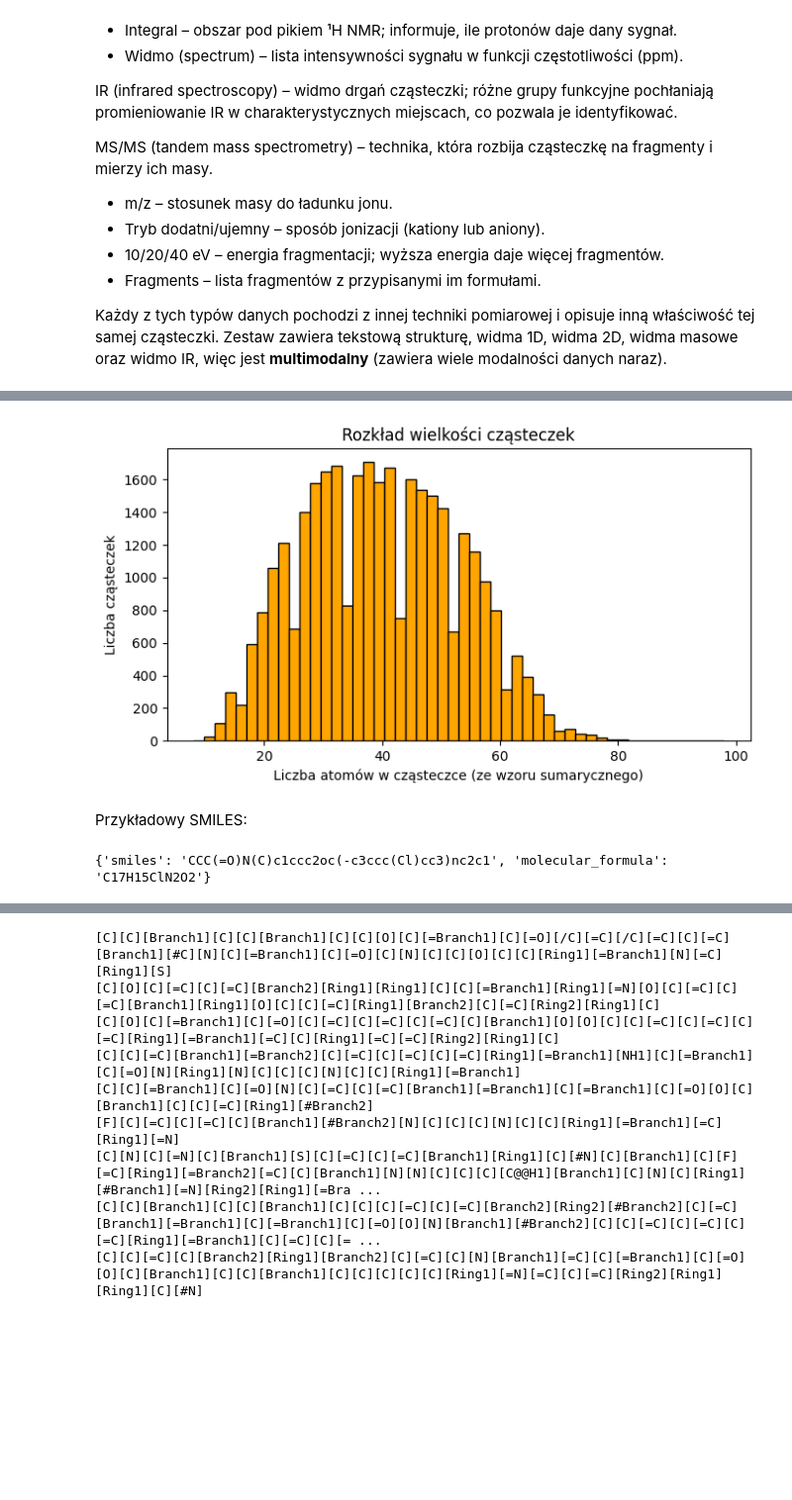
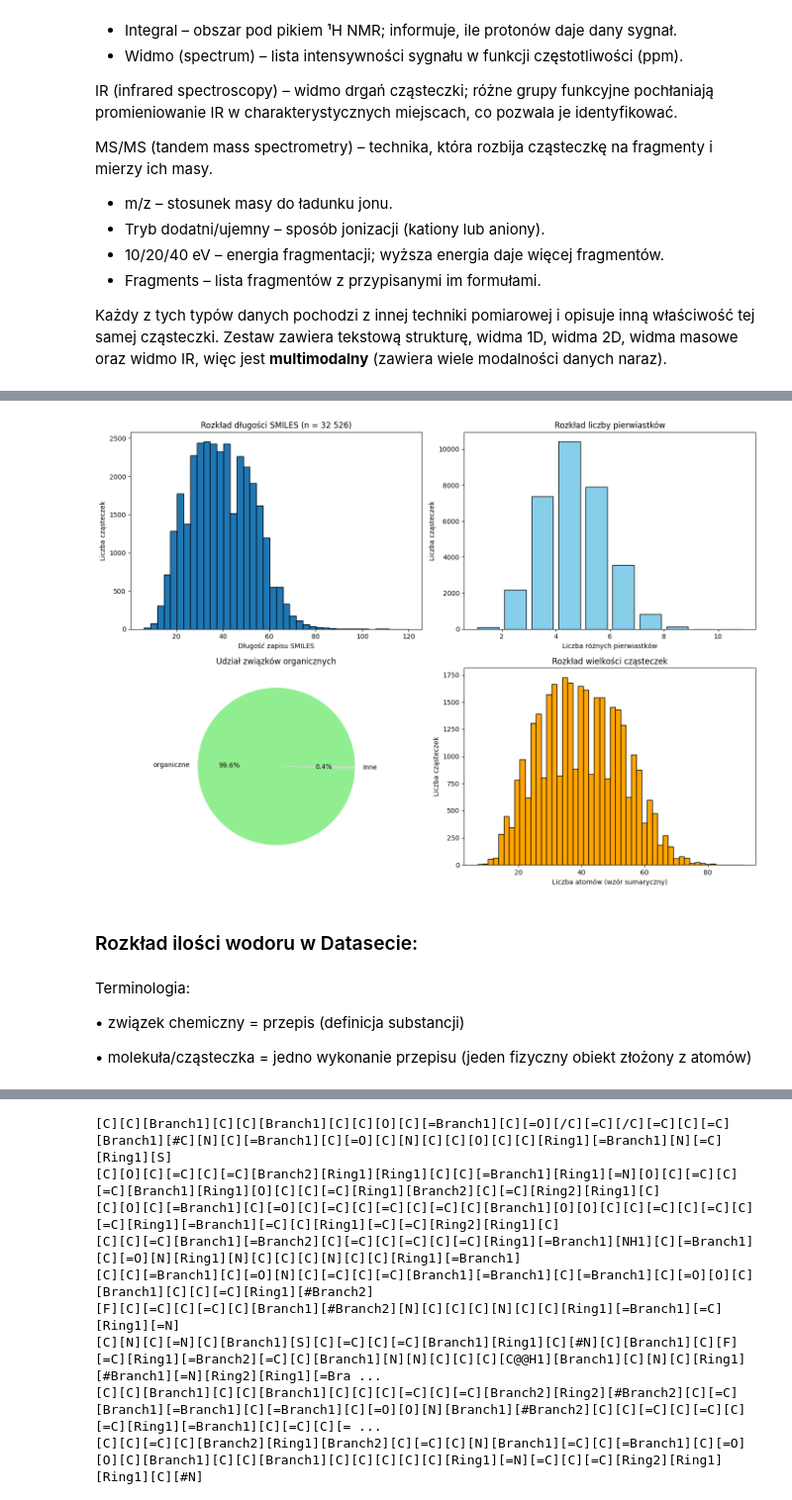
Before and after one commit to JanAndrzejewski050/Molecular-Spectro-Latent-Modeling, a Jupyter notebook: selfies_intro.ipynb, the cells around one changed output, grey strips where cells are left out. Shown at 99% size. Drawn from its saved outputs; the diff is of its cells as text; code cells hidden in the pictures; blank space fills up the shorter version.

```diff
--- a/selfies_intro.ipynb
+++ b/selfies_intro.ipynb
@@ -192,27 +163,52 @@ plt.show()
-# %%
-import re
-
-def atom_count(formula):
-    nums = re.findall(r"\d+", str(formula))
-    return sum(map(int, nums)) if nums else None
-
-data["atom_count"] = data["molecular_formula"].map(atom_count)
-
-plt.figure(figsize=(7,4))
-plt.hist(data["atom_count"].dropna(), bins=50, color="orange", edgecolor="black")
-plt.xlabel("Liczba atomów w cząsteczce (ze wzoru sumarycznego)")
-plt.ylabel("Liczba cząsteczek")
-plt.title("Rozkład wielkości cząsteczek")
-plt.tight_layout()
-plt.savefig("atom_count_hist.png", dpi=150)
-plt.show()
-# %% [output]
-[figure, removed]
-# %% [markdown]
-Przykładowy SMILES:
-# %%
-med = data["smiles"].str.len().median()
-one = data.iloc[(data["smiles"].str.len() - med).abs().argsort()[:1]][["smiles","molecular_formula"]]
-print(one.to_dict(orient="records")[0])
-# %% [output]
-{'smiles': 'CCC(=O)N(C)c1ccc2oc(-c3ccc(Cl)cc3)nc2c1', 'molecular_formula': 'C17H15ClN2O2'}
+# %%
+import matplotlib.pyplot as plt
+import re
+
+fig, axes = plt.subplots(2, 2, figsize=(14, 10))
+(ax1, ax2), (ax3, ax4) = axes
+
+# 1. Histogram długości SMILES
+ax1.hist(data["smiles_len"], bins=40, edgecolor="black")
+ax1.set_xlabel("Długość zapisu SMILES")
+ax1.set_ylabel("Liczba cząsteczek")
+ax1.set_title("Rozkład długości SMILES (n = 32 526)")
+
+# 2. Histogram liczby pierwiastków
+ax2.hist(data["n_elements"].dropna(), bins=range(1,12),
+         rwidth=0.8, color="skyblue", edgecolor="black")
+ax2.set_xlabel("Liczba różnych pierwiastków")
+ax2.set_ylabel("Liczba cząsteczek")
+ax2.set_title("Rozkład liczby pierwiastków")
+
+# 3. Wykres kołowy organiczne / inne
+counts = data["is_organic"].value_counts()
+ax3.pie(counts, labels=["organiczne", "inne"],
+        autopct="%.1f%%", colors=["lightgreen", "lightgray"])
+ax3.set_title("Udział związków organicznych")
+
+# 4. Histogram liczby atomów
+def atom_count(formula):
+    nums = re.findall(r"\d+", str(formula))
+    return sum(map(int, nums)) if nums else None
+
+data["atom_count"] = data["molecular_formula"].map(atom_count)
+
+ax4.hist(data["atom_count"].dropna(), bins=50,
+         color="orange", edgecolor="black")
+ax4.set_xlabel("Liczba atomów (wzór sumaryczny)")
+ax4.set_ylabel("Liczba cząsteczek")
+ax4.set_title("Rozkład wielkości cząsteczek")
+
+plt.tight_layout()
+plt.savefig("all_plots_combined.png", dpi=150)
+plt.show()
+# %% [output]
+[figure, added]
+# %% [markdown]
+### Rozkład ilości wodoru w Datasecie:
+# %% [markdown]
+Terminologia:
+
+• związek chemiczny = przepis (definicja substancji)
+
+• molekuła/cząsteczka = jedno wykonanie przepisu (jeden fizyczny obiekt złożony z atomów)
```
Also changed, not shown: parts of 24 cells of this notebook.
